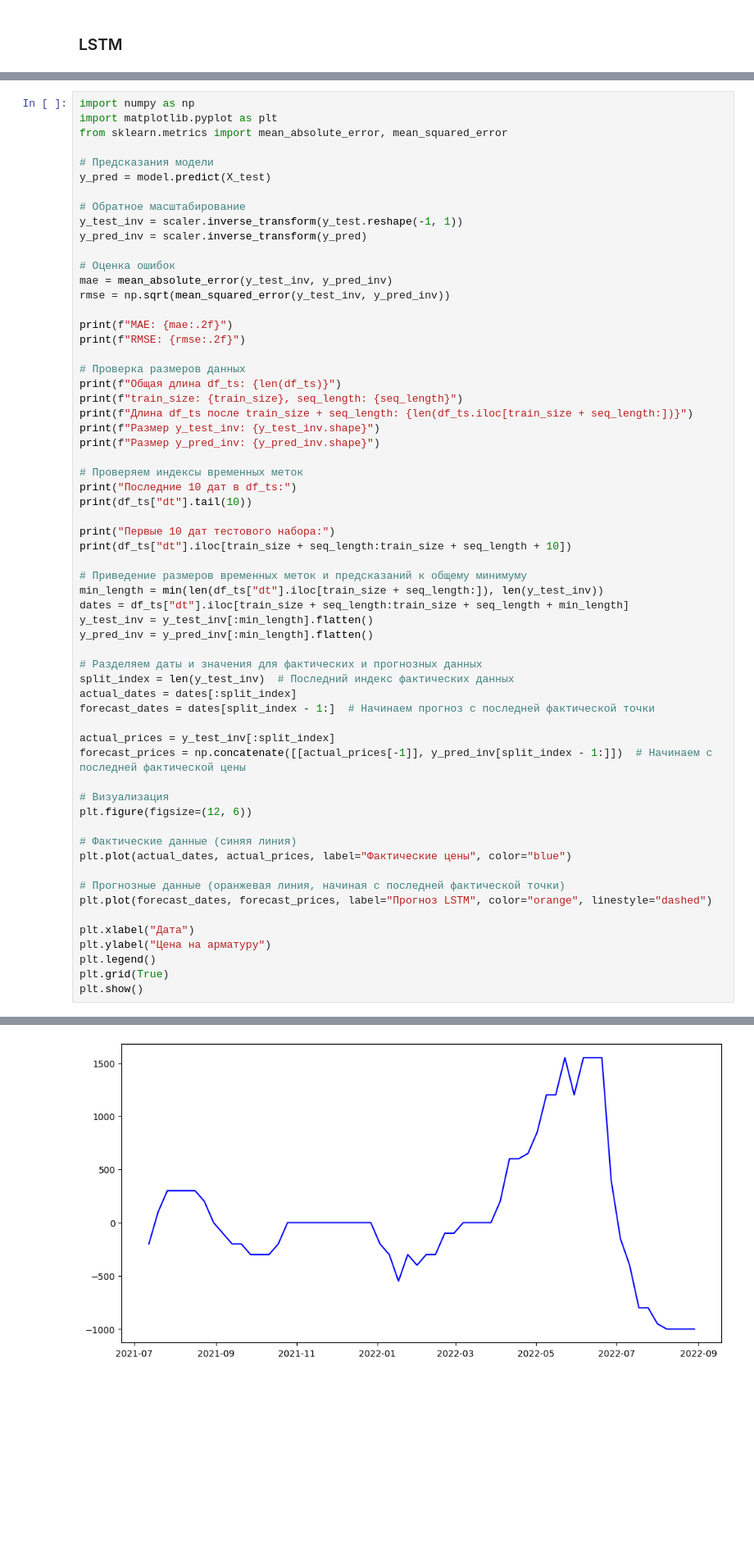
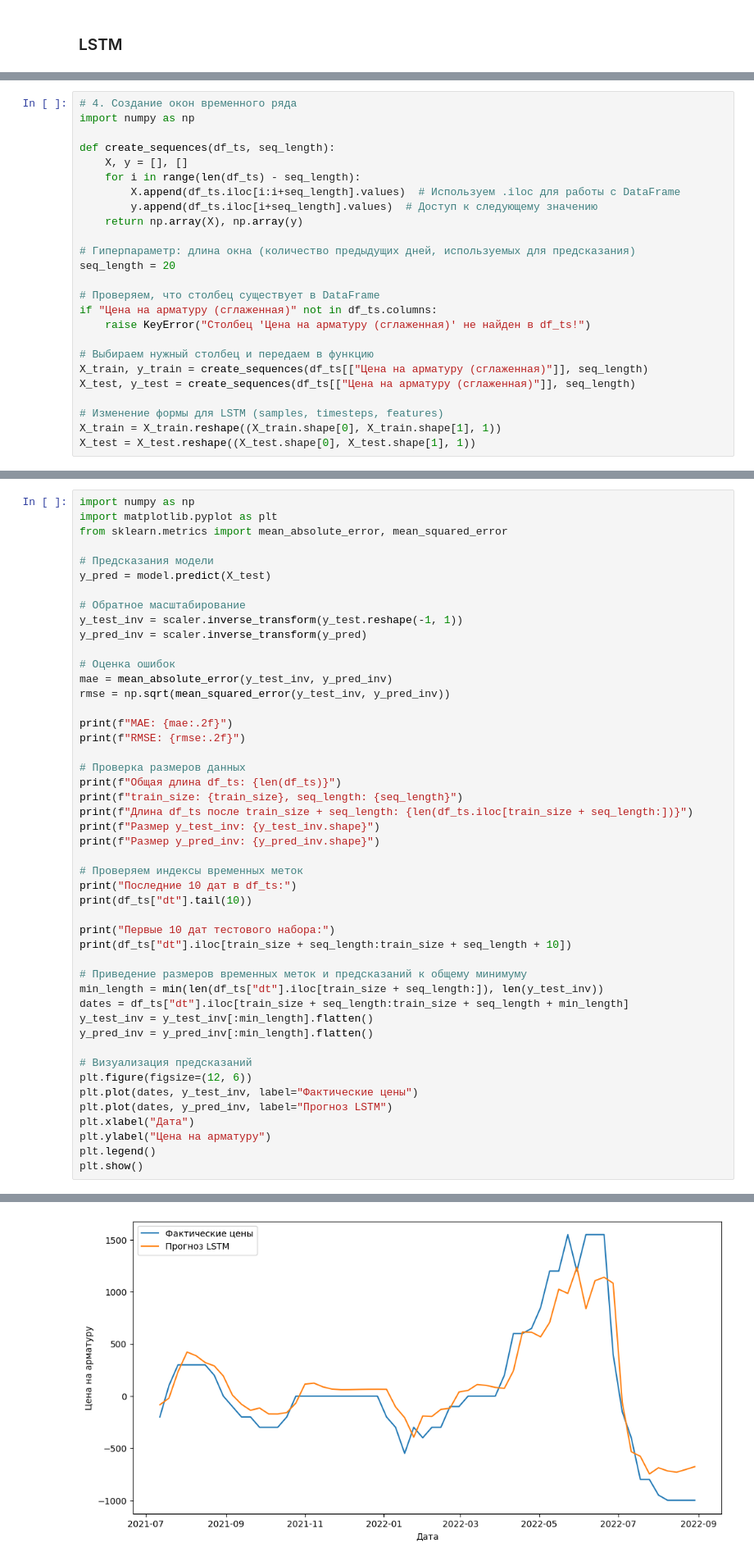
Before and after one commit to Klop4ikk/3int, a Jupyter notebook: Итоговая работа/train.ipynb, the cells around one changed output, grey strips where cells are left out. Shown at 82% size. Cells and saved outputs as stored; diff of their text form; blank space fills up the shorter version.

Commit message:
Исправлены ошибки, 70% работы

```diff
--- a/Итоговая работа/train.ipynb
+++ b/Итоговая работа/train.ipynb
@@ -600,3 +543,28 @@ plt.show()
+# %%
+# 4. Создание окон временного ряда
+import numpy as np
+
+def create_sequences(df_ts, seq_length):
+    X, y = [], []
+    for i in range(len(df_ts) - seq_length):
+        X.append(df_ts.iloc[i:i+seq_length].values)  # Используем .iloc для работы с DataFrame
+        y.append(df_ts.iloc[i+seq_length].values)  # Доступ к следующему значению
+    return np.array(X), np.array(y)
+
+# Гиперпараметр: длина окна (количество предыдущих дней, используемых для предсказания)
+seq_length = 20
+
+# Проверяем, что столбец существует в DataFrame
+if "Цена на арматуру (сглаженная)" not in df_ts.columns:
+    raise KeyError("Столбец 'Цена на арматуру (сглаженная)' не найден в df_ts!")
+
+# Выбираем нужный столбец и передаем в функцию
+X_train, y_train = create_sequences(df_ts[["Цена на арматуру (сглаженная)"]], seq_length)
+X_test, y_test = create_sequences(df_ts[["Цена на арматуру (сглаженная)"]], seq_length)
+
+# Изменение формы для LSTM (samples, timesteps, features)
+X_train = X_train.reshape((X_train.shape[0], X_train.shape[1], 1))
+X_test = X_test.reshape((X_test.shape[0], X_test.shape[1], 1))
 # %%
 # 5. Создание и обучение LSTM-модели
 
@@ -672,26 +640,12 @@ dates = df_ts["dt"].iloc[train_size + seq_length:train_size + seq_length + min_l
 y_test_inv = y_test_inv[:min_length].flatten()
 y_pred_inv = y_pred_inv[:min_length].flatten()
 
-# Разделяем даты и значения для фактических и прогнозных данных
-split_index = len(y_test_inv)  # Последний индекс фактических данных
-actual_dates = dates[:split_index]
-forecast_dates = dates[split_index - 1:]  # Начинаем прогноз с последней фактической точки
-
-actual_prices = y_test_inv[:split_index]
-forecast_prices = np.concatenate([[actual_prices[-1]], y_pred_inv[split_index - 1:]])  # Начинаем с последней фактической цены
-
-# Визуализация
+# Визуализация предсказаний
 plt.figure(figsize=(12, 6))
-
-# Фактические данные (синяя линия)
-plt.plot(actual_dates, actual_prices, label="Фактические цены", color="blue")
-
-# Прогнозные данные (оранжевая линия, начиная с последней фактической точки)
-plt.plot(forecast_dates, forecast_prices, label="Прогноз LSTM", color="orange", linestyle="dashed")
-
+plt.plot(dates, y_test_inv, label="Фактические цены")
+plt.plot(dates, y_pred_inv, label="Прогноз LSTM")
 plt.xlabel("Дата")
 plt.ylabel("Цена на арматуру")
 plt.legend()
-plt.grid(True)
 plt.show()
 # %% [output]
@@ -716 +669 @@ ValueError: x and y must have same first dimension, but have shapes (1,) and (2,
-[figure, old version]
+[figure, new version]
```
Also changed, not shown: parts of 21 cells of this notebook.
